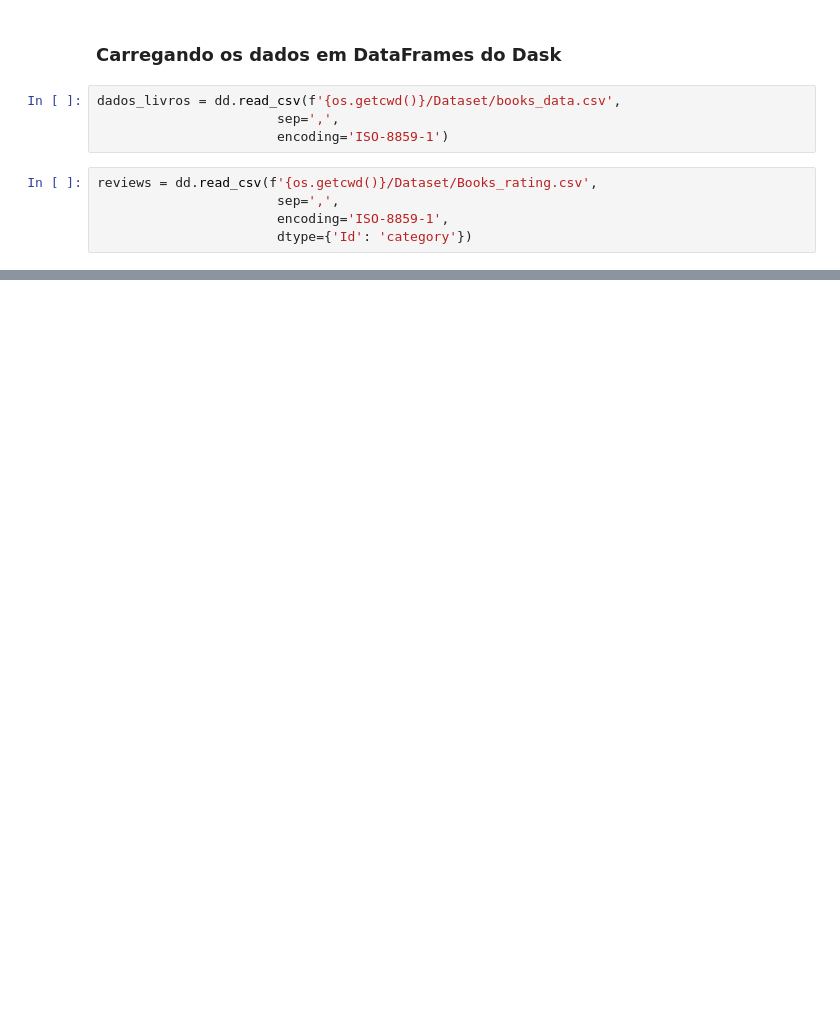
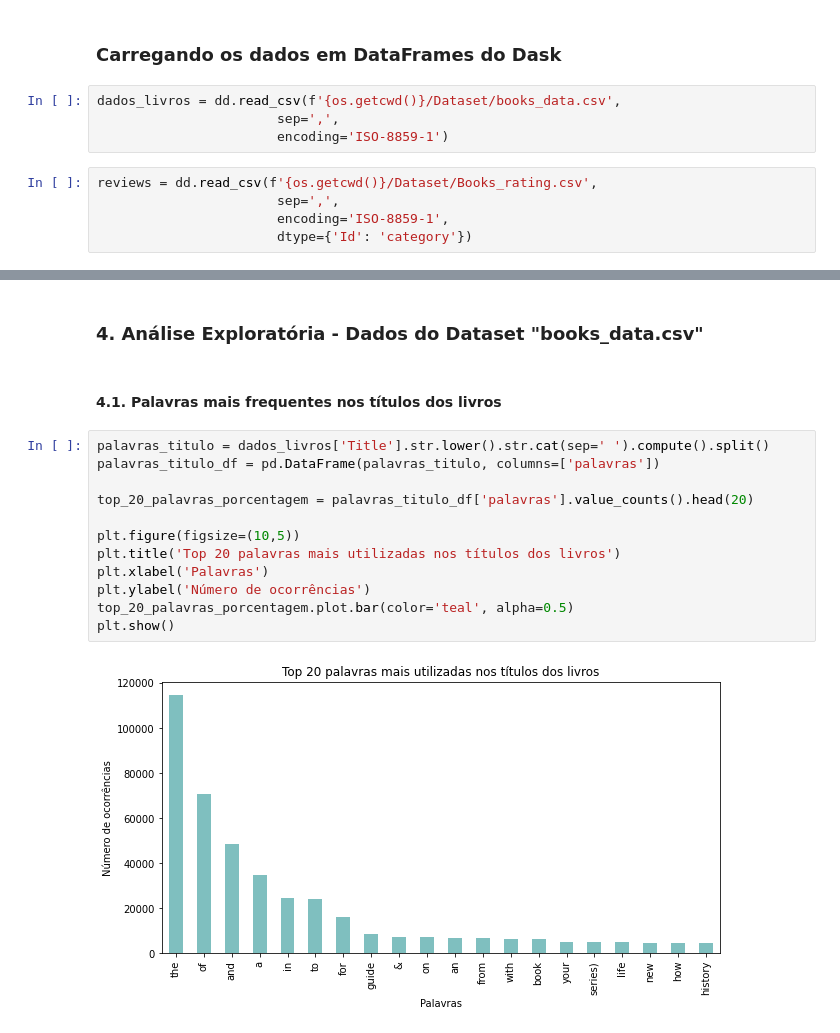
Before and after one commit to ArthurCisotto/projetoBigData2022.2, a Jupyter notebook: projetoBigData.ipynb, the cells around one changed output, grey strips where cells are left out. Cells and saved outputs as stored; diff of their text form; blank space fills up the shorter version.

Commit message:
Análise Exploratória e Conclusões feitas

```diff
--- a/projetoBigData.ipynb
+++ b/projetoBigData.ipynb
@@ -107,0 +215,18 @@ reviews.head()
+# %% [markdown]
+### 4. Análise Exploratória - Dados do Dataset "books_data.csv"
+# %% [markdown]
+#### 4.1. Palavras mais frequentes nos títulos dos livros
+# %%
+palavras_titulo = dados_livros['Title'].str.lower().str.cat(sep=' ').compute().split()
+palavras_titulo_df = pd.DataFrame(palavras_titulo, columns=['palavras'])
+
+top_20_palavras_porcentagem = palavras_titulo_df['palavras'].value_counts().head(20)
+
+plt.figure(figsize=(10,5))
+plt.title('Top 20 palavras mais utilizadas nos títulos dos livros')
+plt.xlabel('Palavras')
+plt.ylabel('Número de ocorrências')
+top_20_palavras_porcentagem.plot.bar(color='teal', alpha=0.5)
+plt.show()
+# %% [output]
+[figure, added]
```
Also changed, not shown: parts of 59 cells of this notebook, 1 other file.
